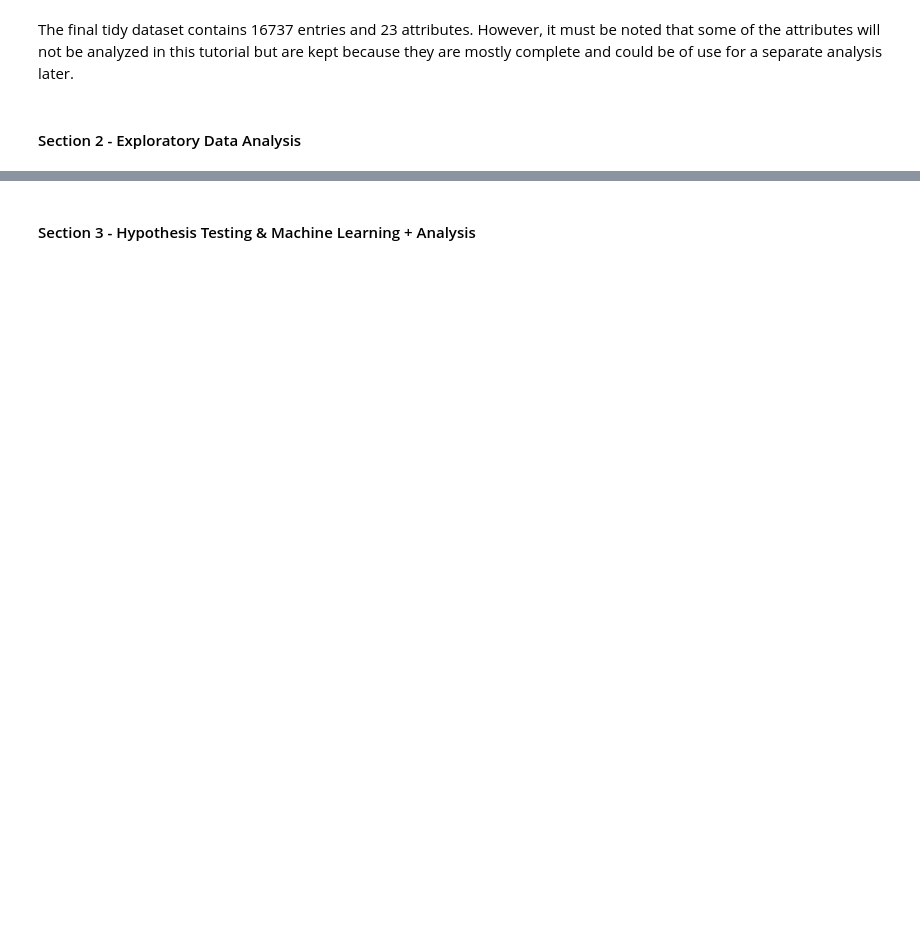
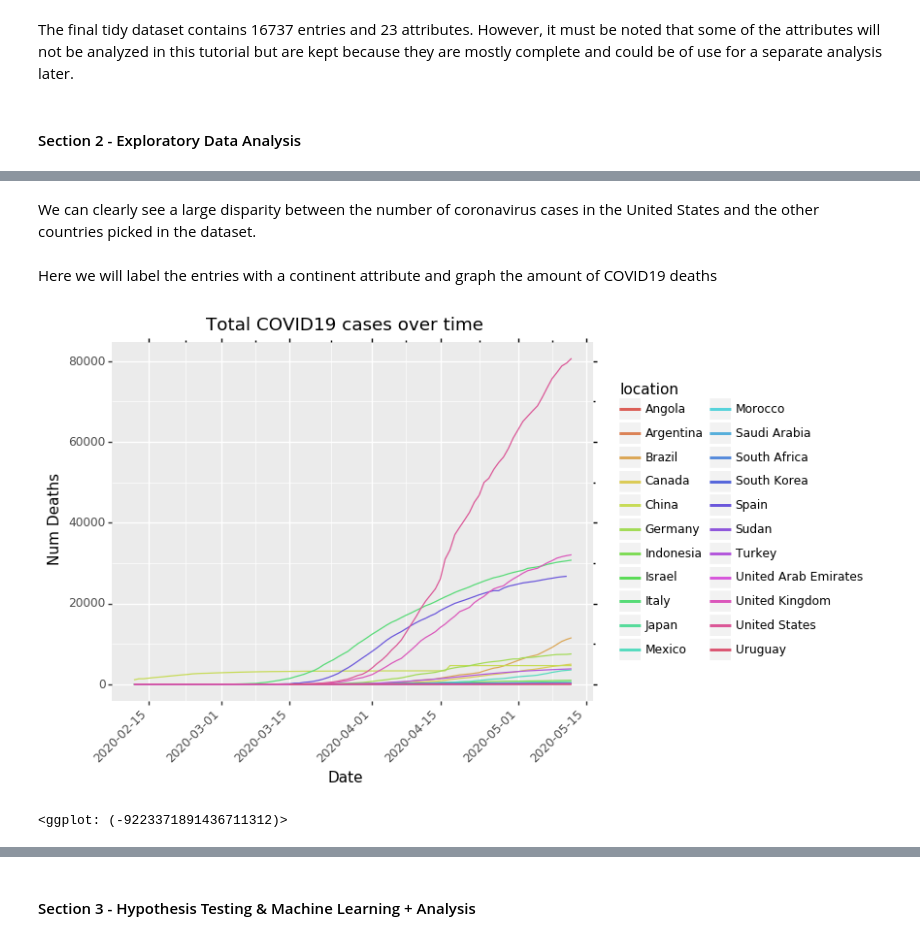
Before and after one commit to TEthanT/TEthanT.github.io, a Jupyter notebook: FinalProject.ipynb, the cells around one changed output, grey strips where cells are left out. Cells and saved outputs as stored; diff of their text form; code cells hidden in the pictures; blank space fills up the shorter version.

```diff
--- a/FinalProject.ipynb
+++ b/FinalProject.ipynb
@@ -69,0 +103,39 @@ The final tidy dataset contains 16737 entries and 23 attributes. However, it mus
+# %% [markdown]
+We can clearly see a large disparity between the number of coronavirus cases in the United States and the other countries picked in the dataset.
+# %% [markdown]
+Here we will label the entries with a continent attribute and graph the amount of COVID19 deaths
+# %%
+qdf['continent'] = ""
+qdf.loc[qdf.location == 'Argentina', 'continent'] = "South America"
+qdf.loc[qdf.location == 'Brazil', 'continent'] = "South America"
+qdf.loc[qdf.location == 'Columbia', 'continent'] = "South America"
+qdf.loc[qdf.location == 'Uruguay', 'continent'] = "South America"
+#
+qdf.loc[qdf.location == 'Angola', 'continent'] = "Africa"
+qdf.loc[qdf.location == 'South Africa', 'continent'] = "Africa"
+qdf.loc[qdf.location == 'Sudan', 'continent'] = "Africa"
+qdf.loc[qdf.location == 'Morocco', 'continent'] = "Africa"
+#
+qdf.loc[qdf.location == 'United States', 'continent'] = "North America"
+qdf.loc[qdf.location == 'Mexico', 'continent'] = "North America"
+qdf.loc[qdf.location == 'Canada', 'continent'] = "North America"
+#
+qdf.loc[qdf.location == 'China', 'continent'] = "Asia"
+qdf.loc[qdf.location == 'South Korea', 'continent'] = "Asia"
+qdf.loc[qdf.location == 'Japan', 'continent'] = "Asia"
+qdf.loc[qdf.location == 'Indonesia', 'continent'] = "Asia"
+#
+qdf.loc[qdf.location == 'Turkey', 'continent'] = "Middle East"
+qdf.loc[qdf.location == 'Israel Korea', 'continent'] = "Middle East"
+qdf.loc[qdf.location == 'United Arab Emirates', 'continent'] = "Middle East"
+qdf.loc[qdf.location == 'Saudi Arabia', 'continent'] = "Middle East"
+
+(ggplot(qdf, aes(x='date', y='total_deaths', color='location')) +
+     geom_line() +
+     labs(title = "Total COVID19 cases over time",
+          x="Date",
+          y="Num Deaths") +
+     theme(axis_text_x = element_text(angle = 45, hjust = 1)))
+# %% [output]
+[figure, added]
+<ggplot: (-9223371891436711312)>
```
Also changed, not shown: parts of 15 cells of this notebook, 1 other file.
